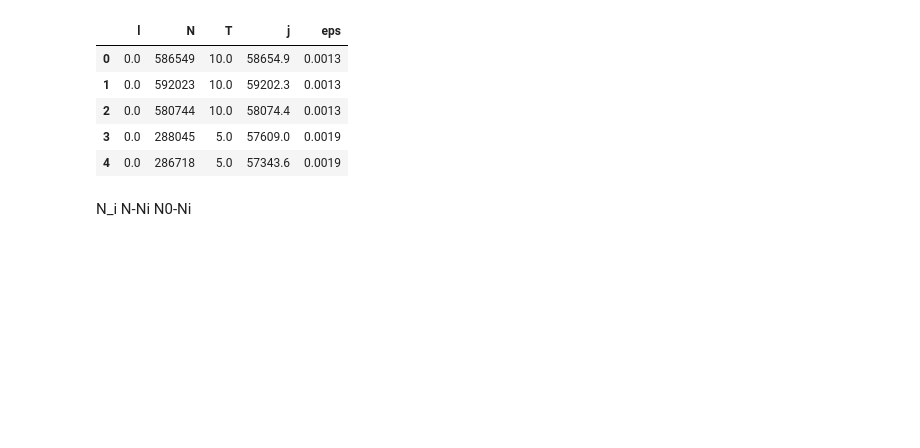
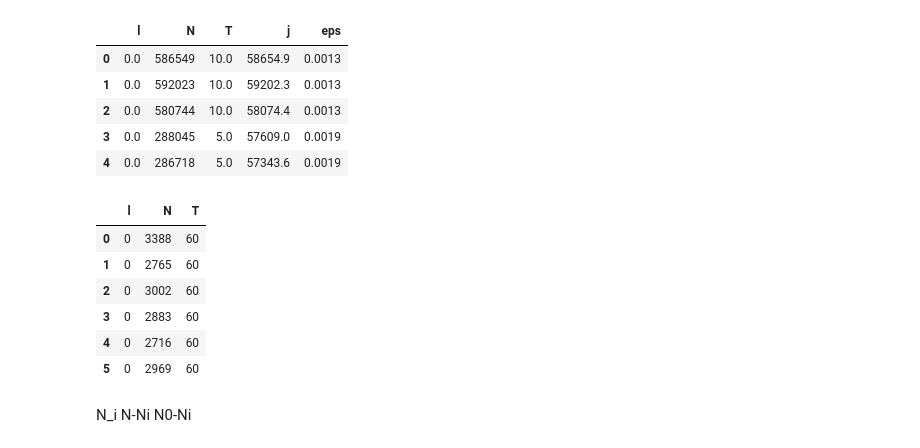
Before and after one commit to AAAK8KM/MIPT_LABS, a Jupyter notebook: QPhys/5.1/Untitled.ipynb, the cells around one changed output. Drawn from its saved outputs; the diff is of its cells as text; code cells hidden in the pictures; blank space fills up the shorter version.

```diff
--- a/QPhys/5.1/Untitled.ipynb
+++ b/QPhys/5.1/Untitled.ipynb
@@ -14,6 +14,17 @@ dt0
 | 2 | 0.0 | 580744 | 10.0 | 58074.4 | 0.0013 |
 | 3 | 0.0 | 288045 | 5.0 | 57609.0 | 0.0019 |
 | 4 | 0.0 | 286718 | 5.0 | 57343.6 | 0.0019 |
+# %%
+dtN = pd.read_csv('N.tsv',sep = '\t')
+dtN
+# %% [output]
+|  | l | N | T |
+| 0 | 0 | 3388 | 60 |
+| 1 | 0 | 2765 | 60 |
+| 2 | 0 | 3002 | 60 |
+| 3 | 0 | 2883 | 60 |
+| 4 | 0 | 2716 | 60 |
+| 5 | 0 | 2969 | 60 |
 # %% [markdown]
 N_i
 N-Ni
```
Also changed, not shown: parts of 7 cells of this notebook, 4 other files.
